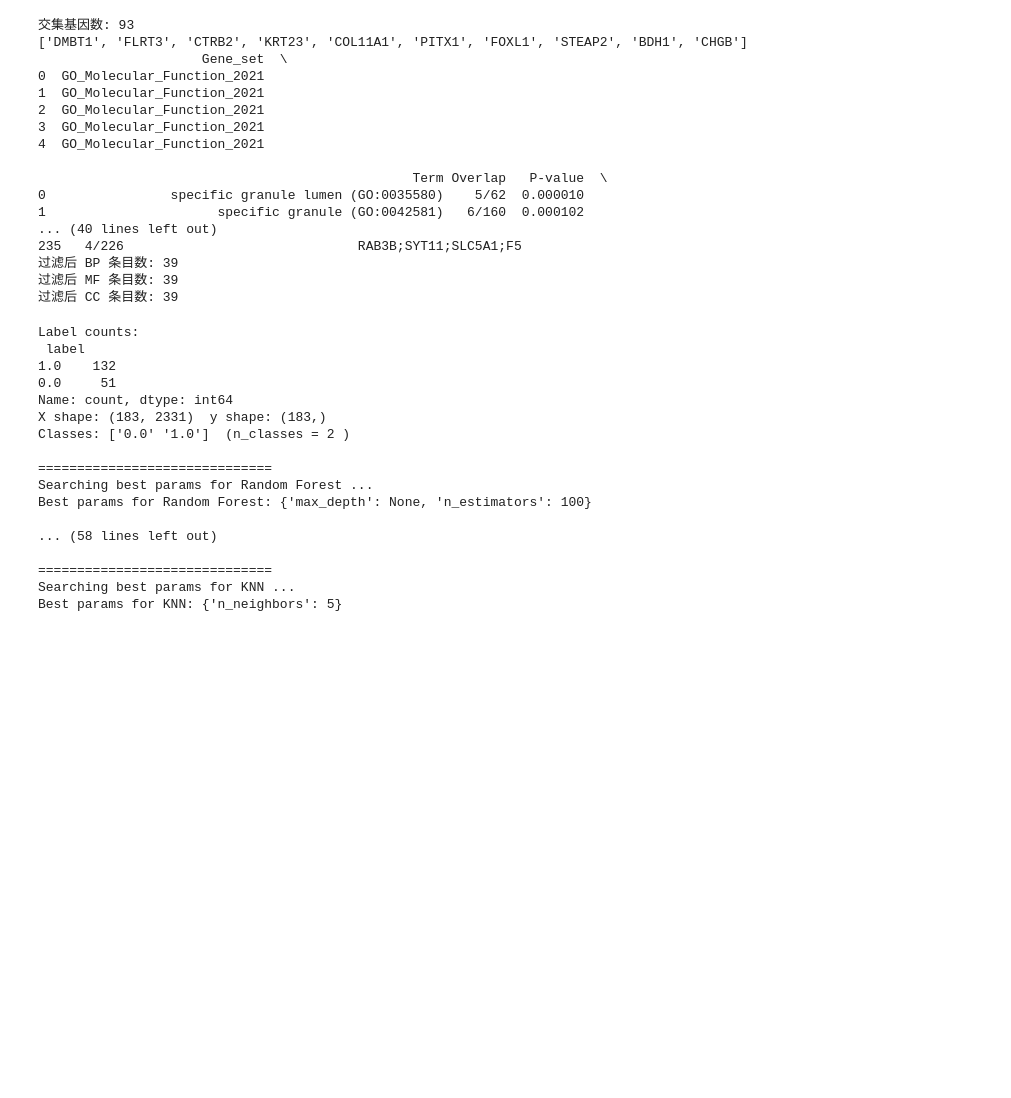
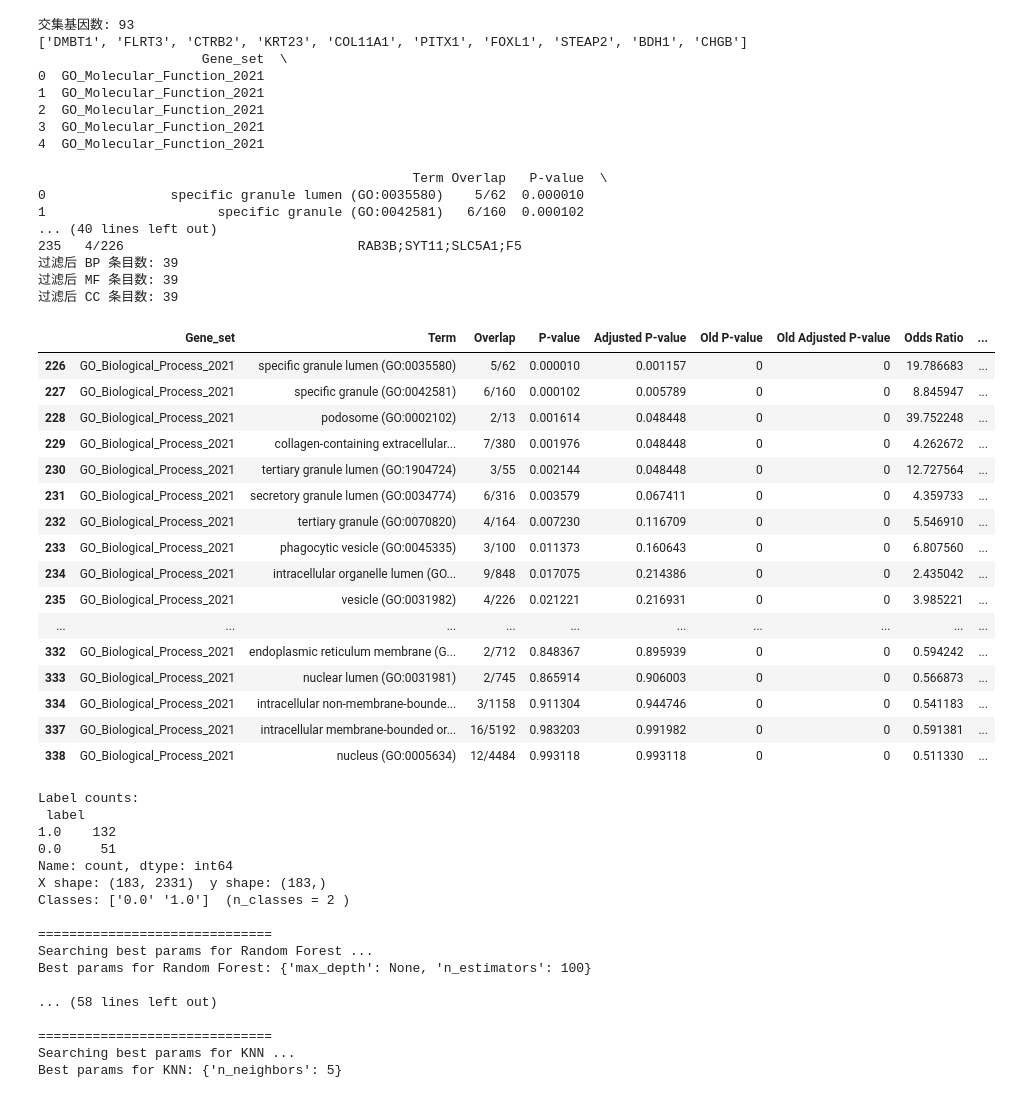
Before and after one commit to gaopeigi3/PAAD, a Jupyter notebook: hhy.ipynb, the cells around one changed output. Saved outputs shown, nothing was run; the diff lists cells and outputs as text; code cells hidden in the pictures; blank space fills up the shorter version.

```diff
--- a/hhy.ipynb
+++ b/hhy.ipynb
@@ -736,6 +784,26 @@ res_cc_filt.to_csv("GO_CC_enrich_1stlabel_genes_4plus_models.tsv", sep="\t", ind
 过滤后 BP 条目数: 39
 过滤后 MF 条目数: 39
 过滤后 CC 条目数: 39
+# %%
+res_bp_filt
+# %% [output]
+|  | Gene_set | Term | Overlap | P-value | Adjusted P-value | Old P-value | Old Adjusted P-value | Odds Ratio | ... |
+| 226 | GO_Biological_Process_2021 | specific granule lumen (GO:0035580) | 5/62 | 0.000010 | 0.001157 | 0 | 0 | 19.786683 | ... |
+| 227 | GO_Biological_Process_2021 | specific granule (GO:0042581) | 6/160 | 0.000102 | 0.005789 | 0 | 0 | 8.845947 | ... |
+| 228 | GO_Biological_Process_2021 | podosome (GO:0002102) | 2/13 | 0.001614 | 0.048448 | 0 | 0 | 39.752248 | ... |
+| 229 | GO_Biological_Process_2021 | collagen-containing extracellular... | 7/380 | 0.001976 | 0.048448 | 0 | 0 | 4.262672 | ... |
+| 230 | GO_Biological_Process_2021 | tertiary granule lumen (GO:1904724) | 3/55 | 0.002144 | 0.048448 | 0 | 0 | 12.727564 | ... |
+| 231 | GO_Biological_Process_2021 | secretory granule lumen (GO:0034774) | 6/316 | 0.003579 | 0.067411 | 0 | 0 | 4.359733 | ... |
+| 232 | GO_Biological_Process_2021 | tertiary granule (GO:0070820) | 4/164 | 0.007230 | 0.116709 | 0 | 0 | 5.546910 | ... |
+| 233 | GO_Biological_Process_2021 | phagocytic vesicle (GO:0045335) | 3/100 | 0.011373 | 0.160643 | 0 | 0 | 6.807560 | ... |
+| 234 | GO_Biological_Process_2021 | intracellular organelle lumen (GO... | 9/848 | 0.017075 | 0.214386 | 0 | 0 | 2.435042 | ... |
+| 235 | GO_Biological_Process_2021 | vesicle (GO:0031982) | 4/226 | 0.021221 | 0.216931 | 0 | 0 | 3.985221 | ... |
+| ... | ... | ... | ... | ... | ... | ... | ... | ... | ... |
+| 332 | GO_Biological_Process_2021 | endoplasmic reticulum membrane (G... | 2/712 | 0.848367 | 0.895939 | 0 | 0 | 0.594242 | ... |
+| 333 | GO_Biological_Process_2021 | nuclear lumen (GO:0031981) | 2/745 | 0.865914 | 0.906003 | 0 | 0 | 0.566873 | ... |
+| 334 | GO_Biological_Process_2021 | intracellular non-membrane-bounde... | 3/1158 | 0.911304 | 0.944746 | 0 | 0 | 0.541183 | ... |
+| 337 | GO_Biological_Process_2021 | intracellular membrane-bounded or... | 16/5192 | 0.983203 | 0.991982 | 0 | 0 | 0.591381 | ... |
+| 338 | GO_Biological_Process_2021 | nucleus (GO:0005634) | 12/4484 | 0.993118 | 0.993118 | 0 | 0 | 0.511330 | ... |
 # %%
 # second layer
 # %%
```
Also changed, not shown: parts of 4 cells of this notebook.
